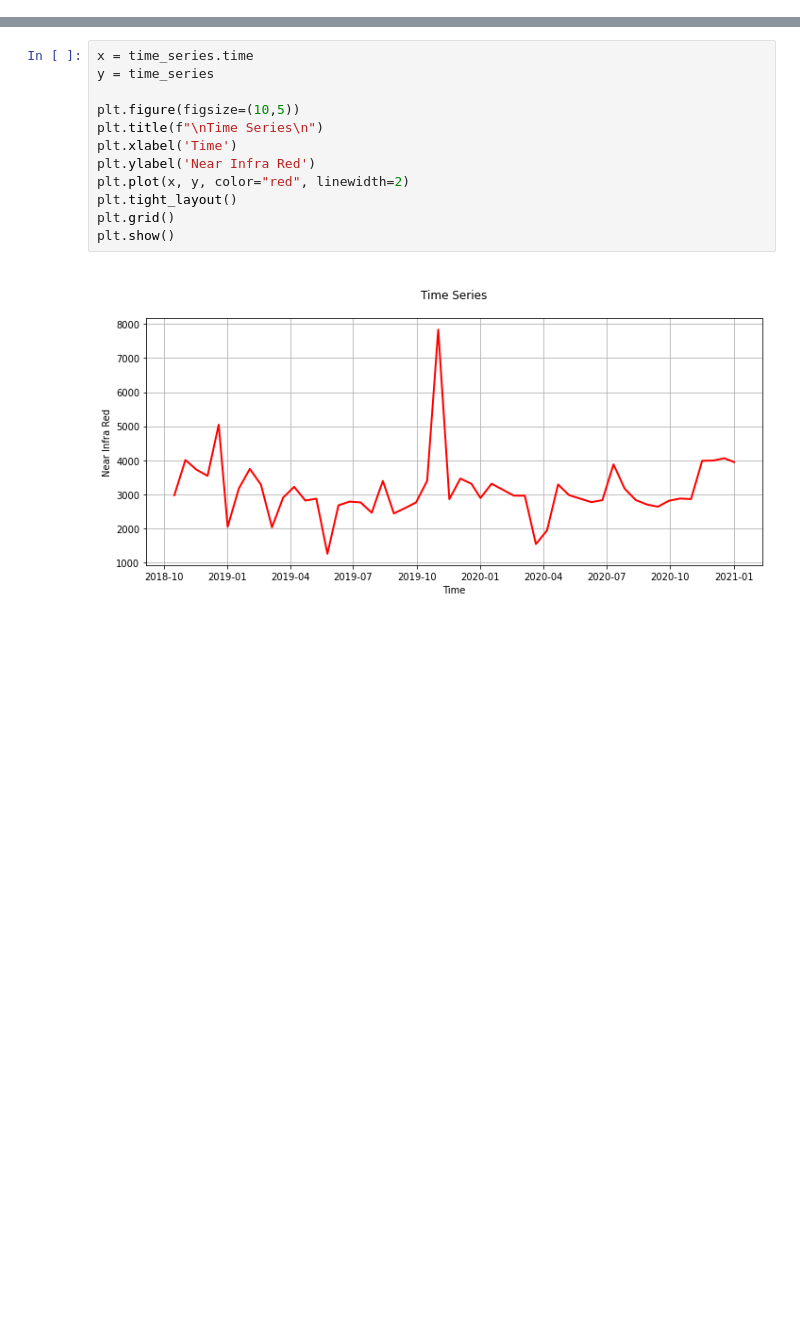
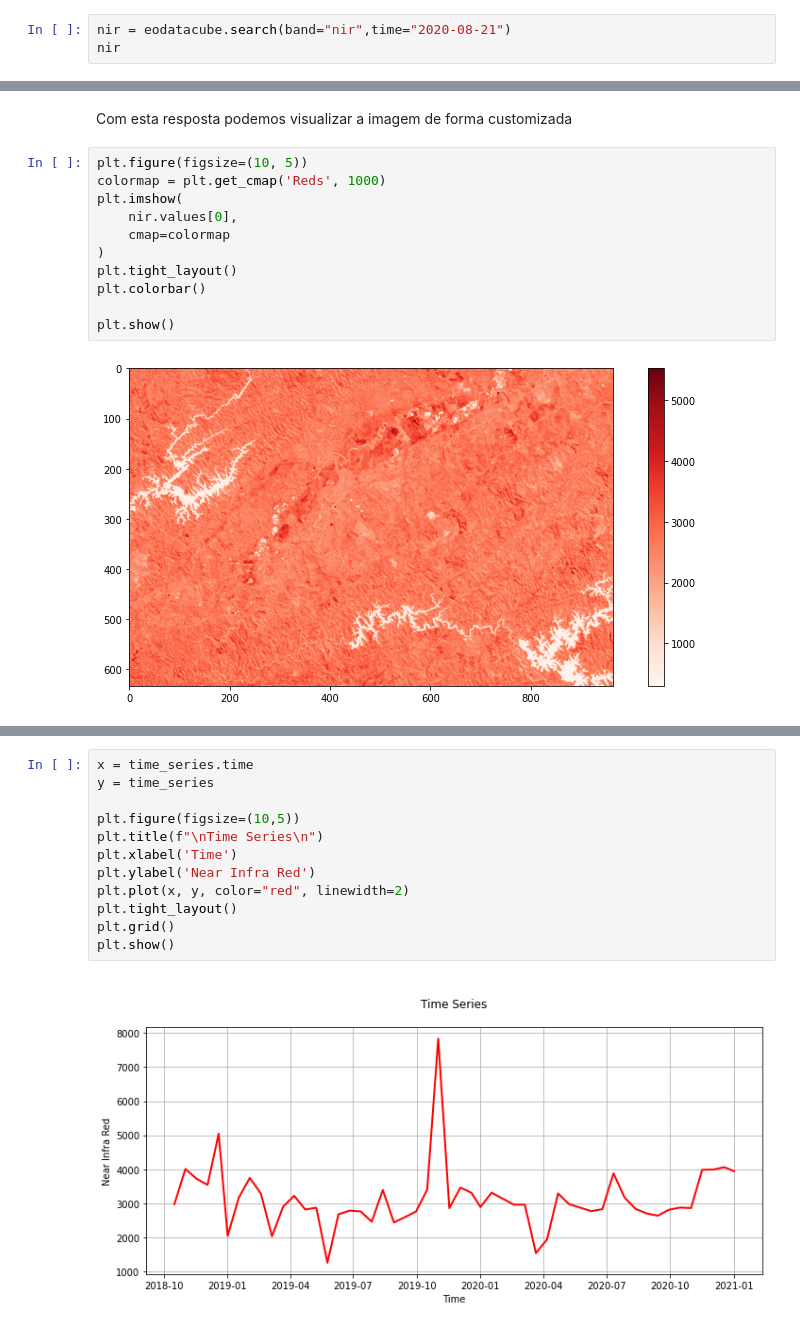
Before and after one commit to BaggioCastro/eocubes, a Jupyter notebook: help/examples/eocube_usage_example.ipynb, the cells around one changed output, grey strips where cells are left out. Saved outputs shown, nothing was run; the diff lists cells and outputs as text; blank space fills up the shorter version.

```diff
--- a/help/examples/eocube_usage_example.ipynb
+++ b/help/examples/eocube_usage_example.ipynb
@@ -46,0 +145,3 @@ interactive(children=(Dropdown(description='date', options=(datetime.datetime(20
+# %%
+nir = eodatacube.search(band="nir",time="2020-08-21")
+nir
@@ -46,0 +163,15 @@ interactive(children=(Dropdown(description='date', options=(datetime.datetime(20
+# %% [markdown]
+Com esta resposta podemos visualizar a imagem de forma customizada
+# %%
+plt.figure(figsize=(10, 5))
+colormap = plt.get_cmap('Reds', 1000)
+plt.imshow(
+    nir.values[0],
+    cmap=colormap
+)
+plt.tight_layout()
+plt.colorbar()
+
+plt.show()
+# %% [output]
+[figure, added]
```
Also changed, not shown: parts of 31 cells of this notebook, 29 other files.
